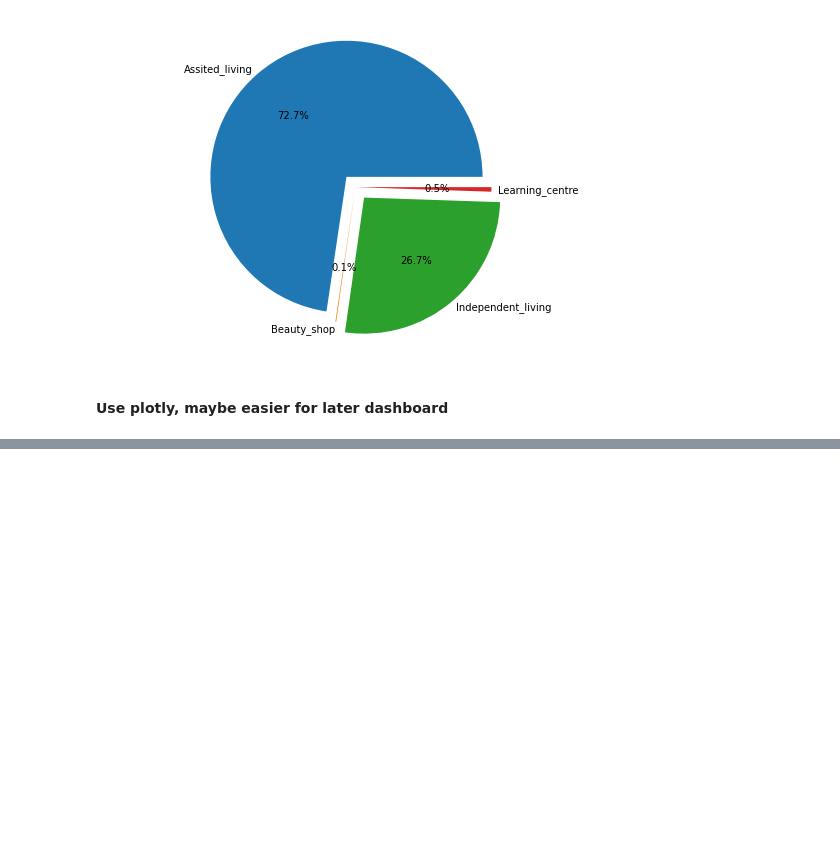
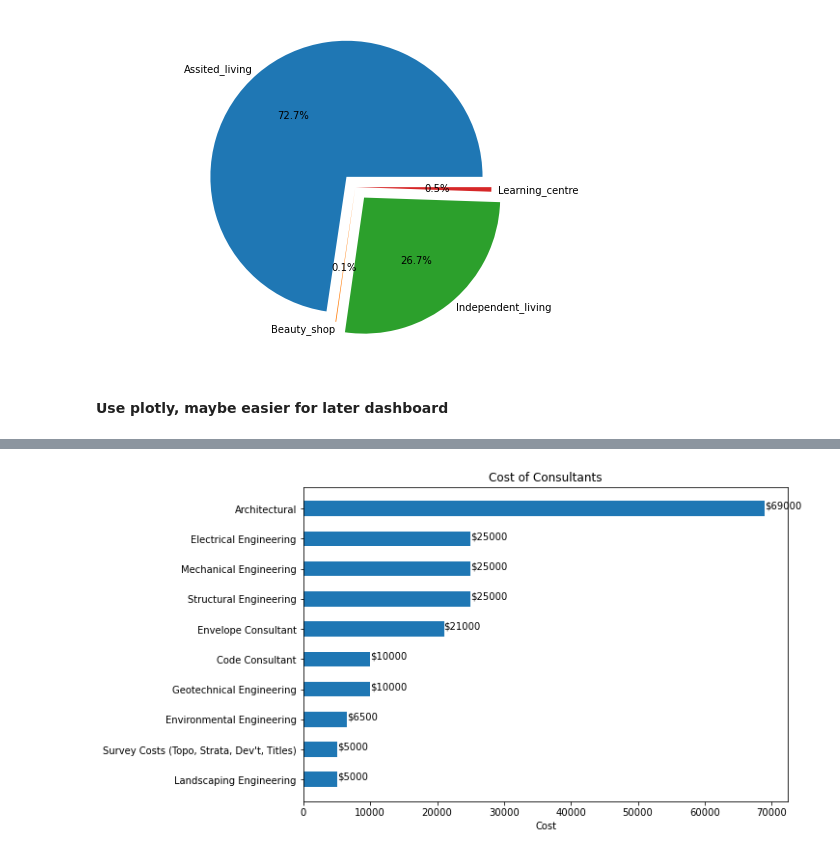
Before and after one commit to Boson-data-solution/ATL-Financial-Viz, a Jupyter notebook: eda/EDA.ipynb, the cells around one changed output, grey strips where cells are left out. Cells and saved outputs as stored; diff of their text form; code cells hidden in the pictures; blank space fills up the shorter version.

```diff
--- a/eda/EDA.ipynb
+++ b/eda/EDA.ipynb
@@ -190,0 +222,14 @@ fig.show()
+# %%
+def plot_sub_cost(df, cat):
+    plt.figure(figsize=(9, 6))
+    df_sub = df[df['Categories'] == cat].sort_values('Cost')
+    plt.barh(df_sub.Details, df_sub.Cost, height=0.5)
+    plt.title(f'Cost of {cat}')
+    plt.xlabel('Cost')
+    for i, v in enumerate(df_sub.Cost):
+        plt.text(v + 10, i, '$' + str(int(v)))
+    plt.show()
+# %%
+plot_sub_cost(cost, 'Consultants')
+# %% [output]
+[figure, added]
```
Also changed, not shown: parts of 17 cells of this notebook.
